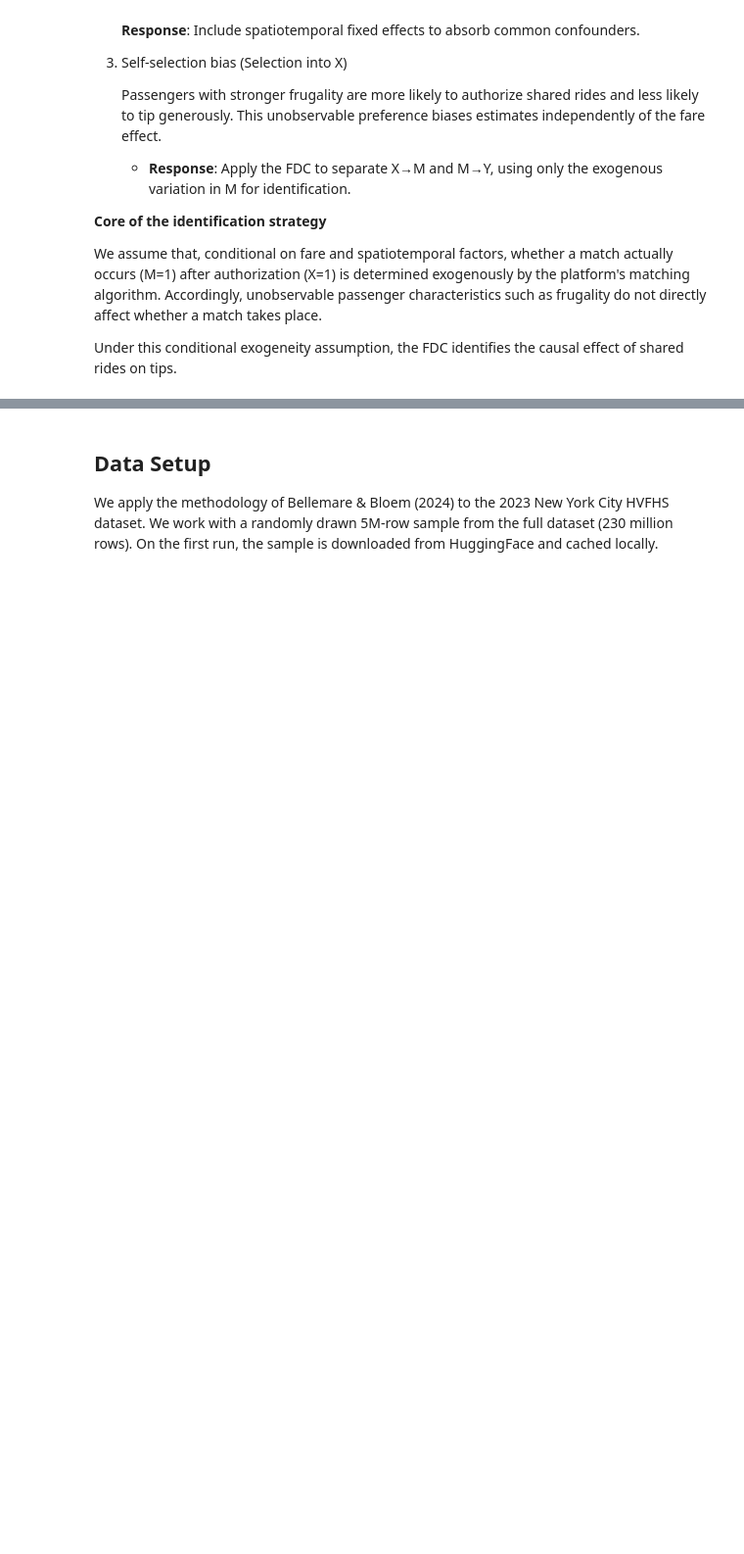
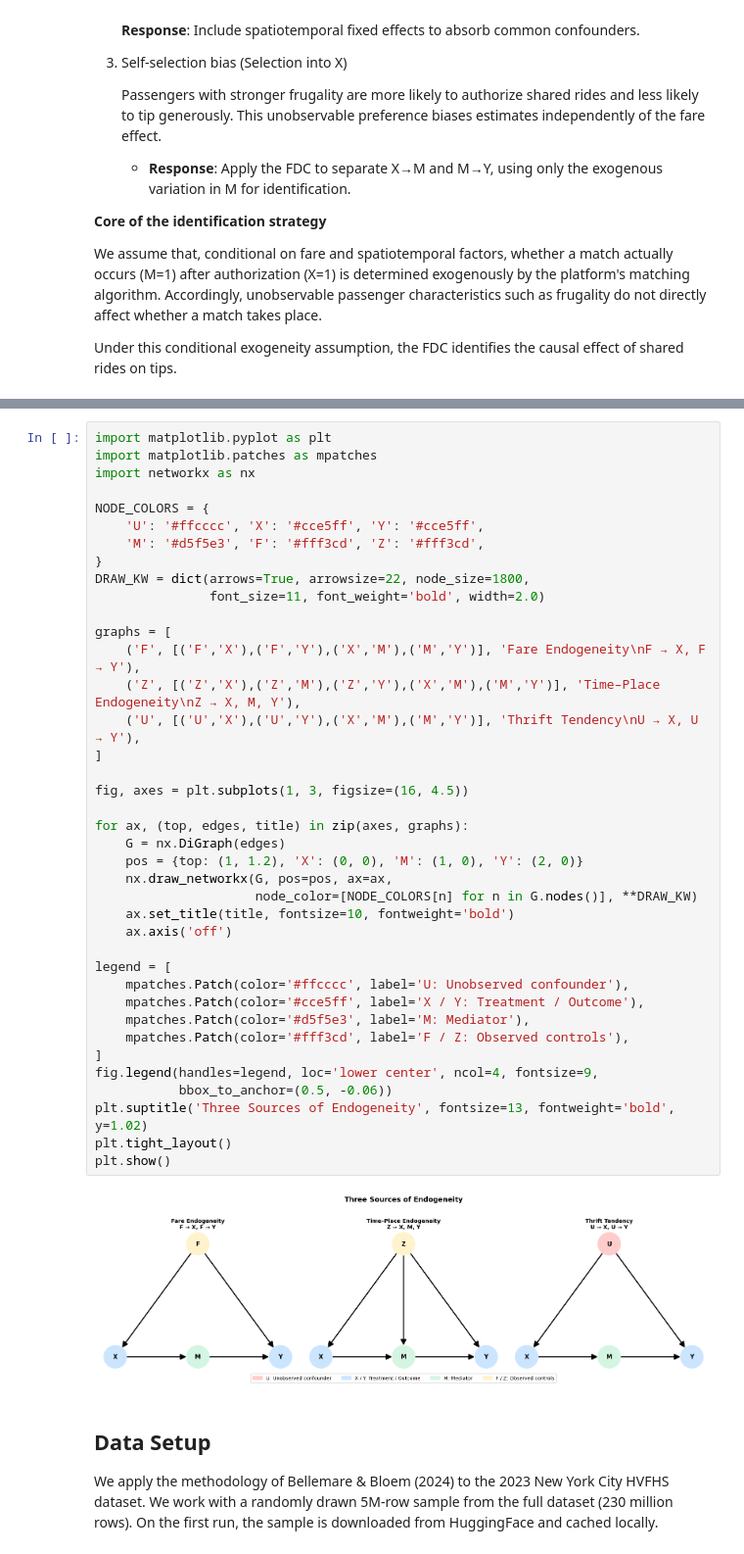
Before and after one commit to CausalInferenceLab/causal-studio, a Jupyter notebook: book/fdc/frontdoor_criterion_en.ipynb, the cells around one changed output, grey strips where cells are left out. Shown at 98% size. Drawn from its saved outputs; the diff is of its cells as text; blank space fills up the shorter version.

```diff
--- a/book/fdc/frontdoor_criterion_en.ipynb
+++ b/book/fdc/frontdoor_criterion_en.ipynb
@@ -95,3 +93,44 @@ Under this conditional exogeneity assumption, the FDC identifies the causal effe
+# %%
+import matplotlib.pyplot as plt
+import matplotlib.patches as mpatches
+import networkx as nx
+
+NODE_COLORS = {
+    'U': '#ffcccc', 'X': '#cce5ff', 'Y': '#cce5ff',
+    'M': '#d5f5e3', 'F': '#fff3cd', 'Z': '#fff3cd',
+}
+DRAW_KW = dict(arrows=True, arrowsize=22, node_size=1800,
+               font_size=11, font_weight='bold', width=2.0)
+
+graphs = [
+    ('F', [('F','X'),('F','Y'),('X','M'),('M','Y')], 'Fare Endogeneity\nF → X, F → Y'),
+    ('Z', [('Z','X'),('Z','M'),('Z','Y'),('X','M'),('M','Y')], 'Time–Place Endogeneity\nZ → X, M, Y'),
+    ('U', [('U','X'),('U','Y'),('X','M'),('M','Y')], 'Thrift Tendency\nU → X, U → Y'),
+]
+
+fig, axes = plt.subplots(1, 3, figsize=(16, 4.5))
+
+for ax, (top, edges, title) in zip(axes, graphs):
+    G = nx.DiGraph(edges)
+    pos = {top: (1, 1.2), 'X': (0, 0), 'M': (1, 0), 'Y': (2, 0)}
+    nx.draw_networkx(G, pos=pos, ax=ax,
+                     node_color=[NODE_COLORS[n] for n in G.nodes()], **DRAW_KW)
+    ax.set_title(title, fontsize=10, fontweight='bold')
+    ax.axis('off')
+
+legend = [
+    mpatches.Patch(color='#ffcccc', label='U: Unobserved confounder'),
+    mpatches.Patch(color='#cce5ff', label='X / Y: Treatment / Outcome'),
+    mpatches.Patch(color='#d5f5e3', label='M: Mediator'),
+    mpatches.Patch(color='#fff3cd', label='F / Z: Observed controls'),
+]
+fig.legend(handles=legend, loc='lower center', ncol=4, fontsize=9,
+           bbox_to_anchor=(0.5, -0.06))
+plt.suptitle('Three Sources of Endogeneity', fontsize=13, fontweight='bold', y=1.02)
+plt.tight_layout()
+plt.show()
+# %% [output]
+[figure, added]
 # %% [markdown]
 ## Data Setup
 
```
Also changed, not shown: parts of 1 cell of this notebook, 1 other file.
